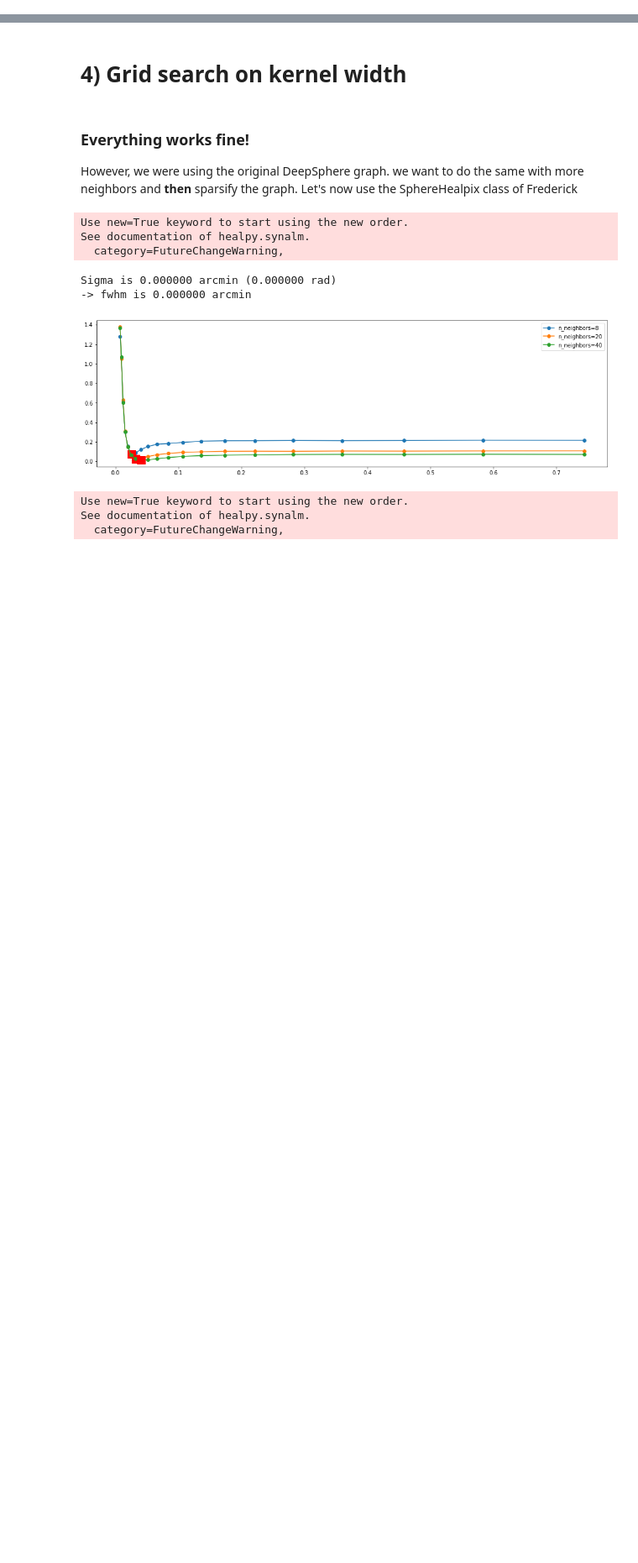
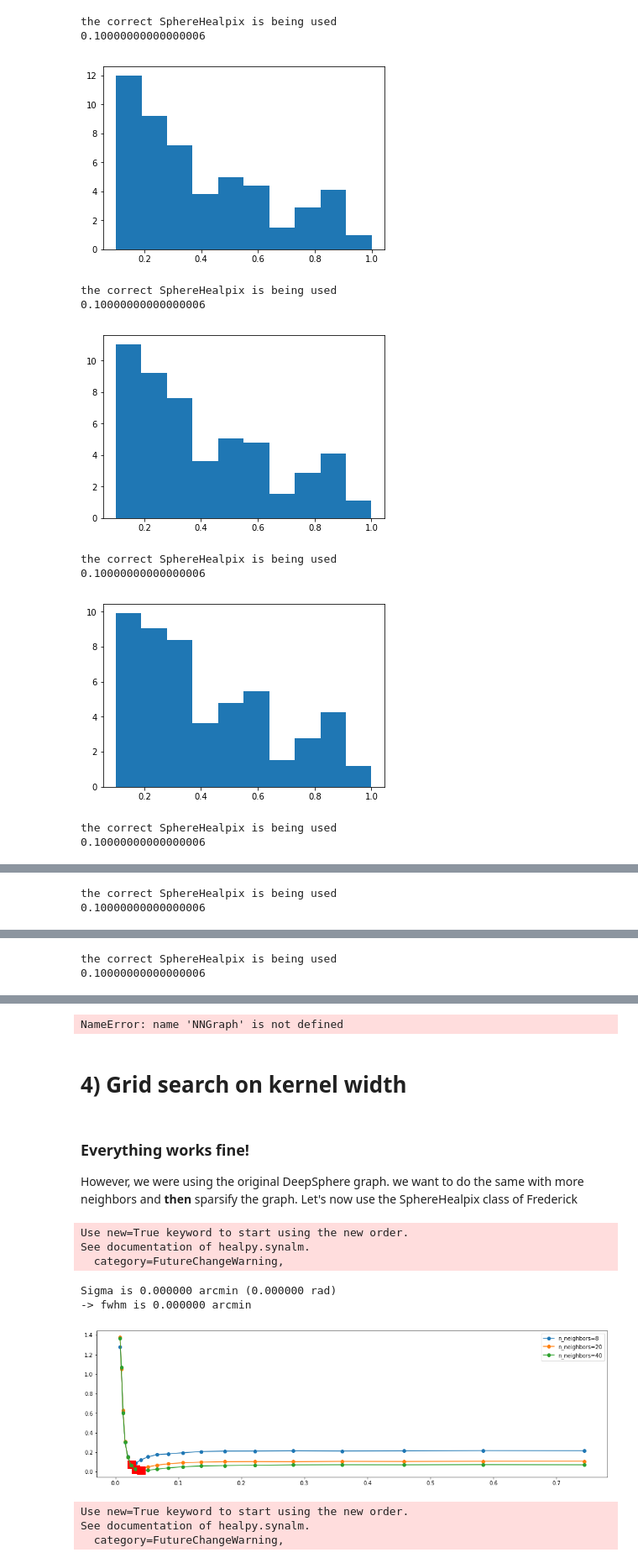
Before and after one commit to MartMilani/PDM, a Jupyter notebook: codes/08._paper/HEALPix_equivariance_error.ipynb, the cells around one changed output, grey strips where cells are left out. Shown at 84% size. Saved outputs shown, nothing was run; the diff lists cells and outputs as text; code cells hidden in the pictures; blank space fills up the shorter version.

Commit message:
checking HEALPix_equivariance_eror.ipynb

```diff
--- a/codes/08._paper/HEALPix_equivariance_error.ipynb
+++ b/codes/08._paper/HEALPix_equivariance_error.ipynb
@@ -134,0 +26,27 @@ class SphereHealpix(NNGraph):
+# %%
+def kernel(distances, t):
+        cst = np.log(0.5)
+        weights = np.exp(cst*(distances/t)**2).flatten()
+        return weights, np.min(weights)
+
+
+for nside in 2**np.arange(3,9):
+    sphere = SphereHealpix(nside=nside, n_neighbors=50, kernel_width=opt_std[nside])
+    weights, m = kernel(sphere.distances, opt_std[nside])
+    print(m)
+    npix = 12*nside**2
+    nbins=10
+    plt.hist(weights, bins=nbins, weights=np.ones(len(weights))/npix);
+    plt.show()
+# %% [output]
+the correct SphereHealpix is being used
+0.10000000000000006
+[figure, added]
+the correct SphereHealpix is being used
+0.10000000000000006
+[figure, added]
+the correct SphereHealpix is being used
+0.10000000000000006
+[figure, added]
+the correct SphereHealpix is being used
+0.10000000000000006
@@ -134,0 +54,2 @@ class SphereHealpix(NNGraph):
+the correct SphereHealpix is being used
+0.10000000000000006
@@ -134,0 +57,2 @@ class SphereHealpix(NNGraph):
+the correct SphereHealpix is being used
+0.10000000000000006
@@ -135,3 +60,24 @@ class SphereHealpix(NNGraph):
+# %%
+
+
+degree_step = {
+            32: 10,
+            64: 10,
+            128: 50,
+            256: 50,
+            512: 100,
+            1024: 200,
+}
+
+class HiddenPrints:
+    def __enter__(self):
+        self._original_stdout = sys.stdout
+        sys.stdout = None
+
+    def __exit__(self, exc_type, exc_val, exc_tb):
+        sys.stdout = self._original_stdout
+# %% [output]
+NameError: name 'NNGraph' is not defined
 # %%
 plt.rcParams['figure.figsize'] = (17, 5)
 font = {'family': 'serif',
```
Also changed, not shown: parts of 5 cells of this notebook.
